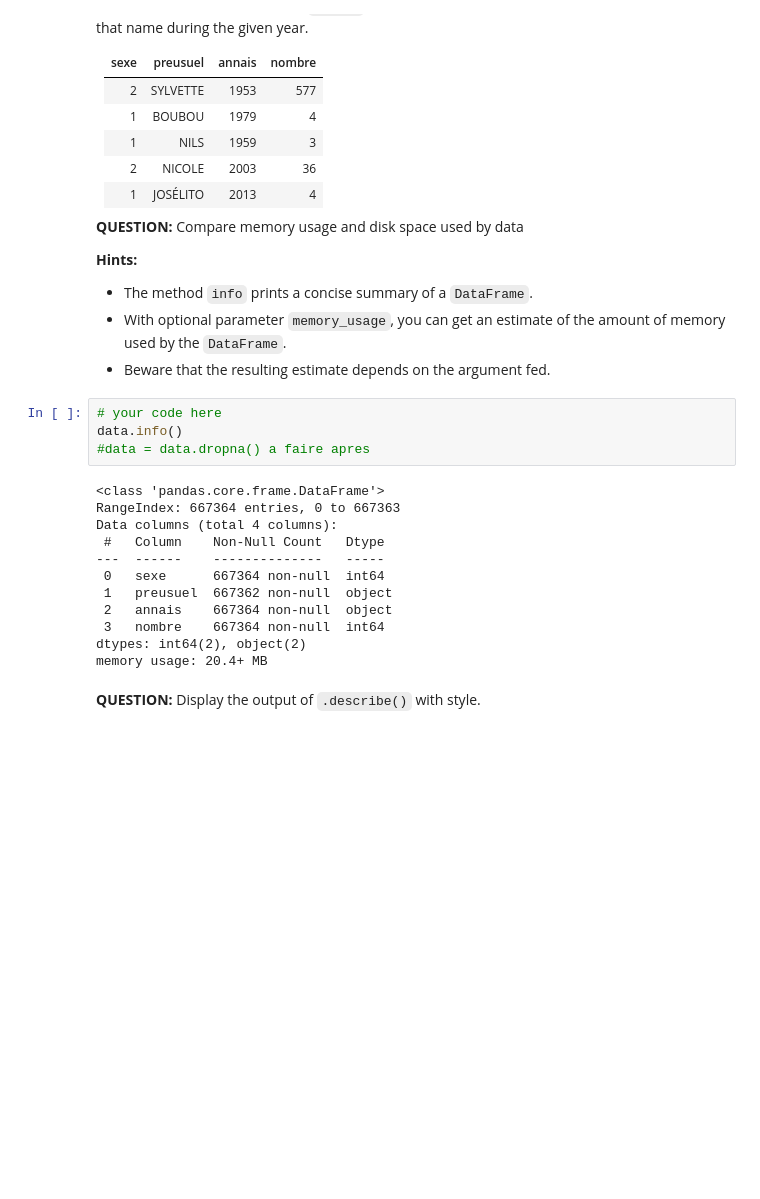
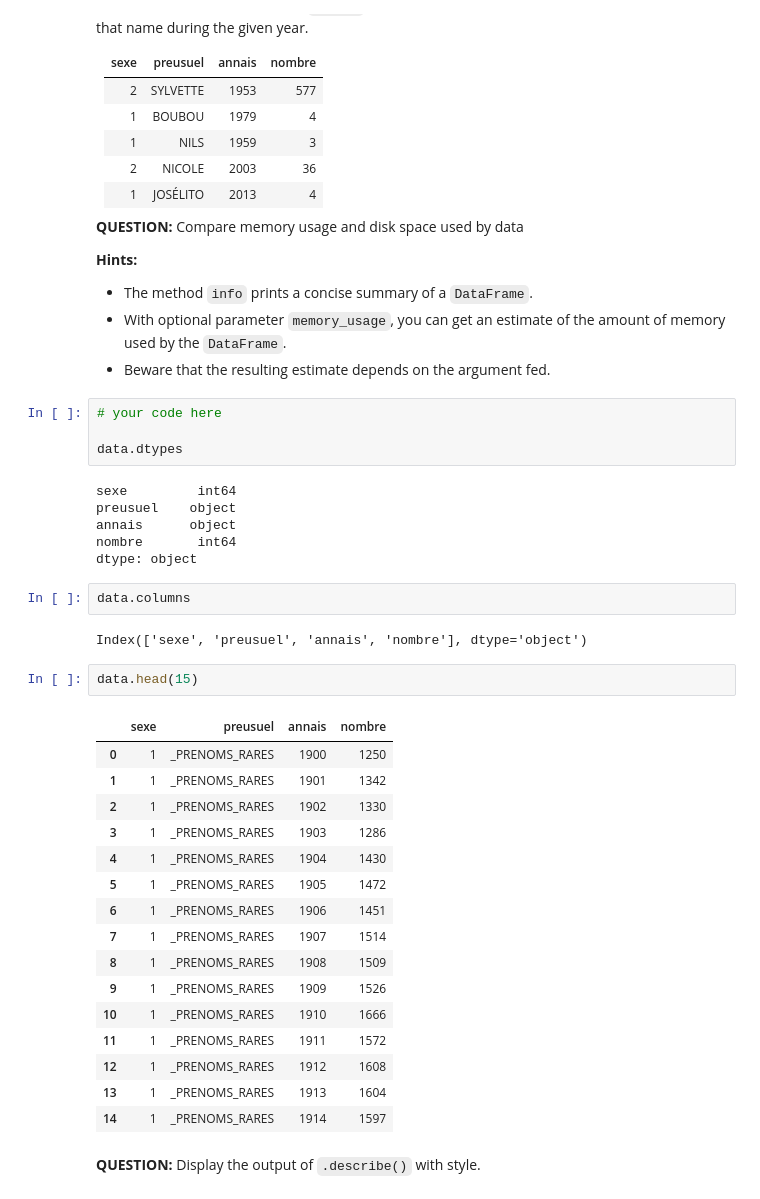
Before and after one commit to Shaina1310/big_data_course_2022, a Jupyter notebook: homework01.ipynb, the cells around one changed output. Drawn from its saved outputs; the diff is of its cells as text; blank space fills up the shorter version.

```diff
--- a/homework01.ipynb
+++ b/homework01.ipynb
@@ -201,20 +201,37 @@ of the amount of memory used by the `DataFrame`.
 - Beware that the resulting estimate depends on the argument fed.
 # %%
 # your code here
-data.info()
-#data = data.dropna() a faire apres
+
+data.dtypes
 # %% [output]
-<class 'pandas.core.frame.DataFrame'>
-RangeIndex: 667364 entries, 0 to 667363
-Data columns (total 4 columns):
- #   Column    Non-Null Count   Dtype
----  ------    --------------   -----
- 0   sexe      667364 non-null  int64
- 1   preusuel  667362 non-null  object
- 2   annais    667364 non-null  object
- 3   nombre    667364 non-null  int64
-dtypes: int64(2), object(2)
-memory usage: 20.4+ MB
+sexe         int64
+preusuel    object
+annais      object
+nombre       int64
+dtype: object
+# %%
+data.columns
+# %% [output]
+Index(['sexe', 'preusuel', 'annais', 'nombre'], dtype='object')
+# %%
+data.head(15)
+# %% [output]
+|  | sexe | preusuel | annais | nombre |
+| 0 | 1 | _PRENOMS_RARES | 1900 | 1250 |
+| 1 | 1 | _PRENOMS_RARES | 1901 | 1342 |
+| 2 | 1 | _PRENOMS_RARES | 1902 | 1330 |
+| 3 | 1 | _PRENOMS_RARES | 1903 | 1286 |
+| 4 | 1 | _PRENOMS_RARES | 1904 | 1430 |
+| 5 | 1 | _PRENOMS_RARES | 1905 | 1472 |
+| 6 | 1 | _PRENOMS_RARES | 1906 | 1451 |
+| 7 | 1 | _PRENOMS_RARES | 1907 | 1514 |
+| 8 | 1 | _PRENOMS_RARES | 1908 | 1509 |
+| 9 | 1 | _PRENOMS_RARES | 1909 | 1526 |
+| 10 | 1 | _PRENOMS_RARES | 1910 | 1666 |
+| 11 | 1 | _PRENOMS_RARES | 1911 | 1572 |
+| 12 | 1 | _PRENOMS_RARES | 1912 | 1608 |
+| 13 | 1 | _PRENOMS_RARES | 1913 | 1604 |
+| 14 | 1 | _PRENOMS_RARES | 1914 | 1597 |
 # %% [markdown]
 **QUESTION:** Display the output of `.describe()` with style.
 # %%
```
Also changed, not shown: parts of 26 cells of this notebook.
